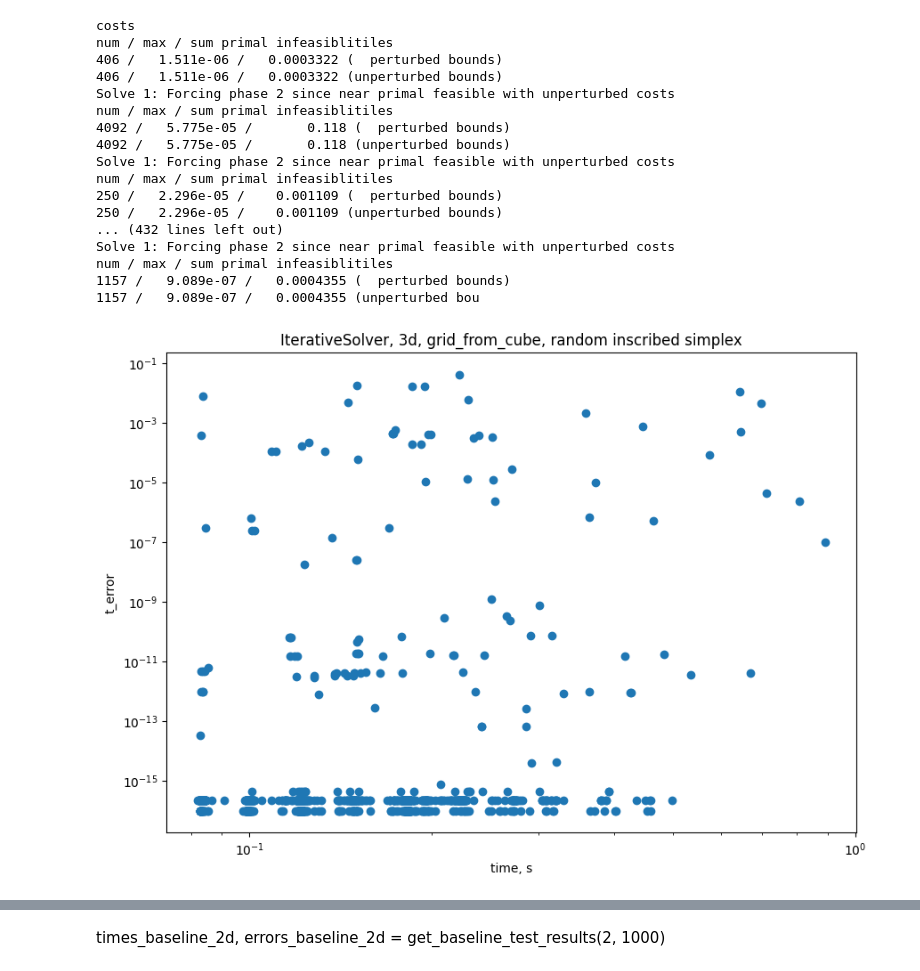
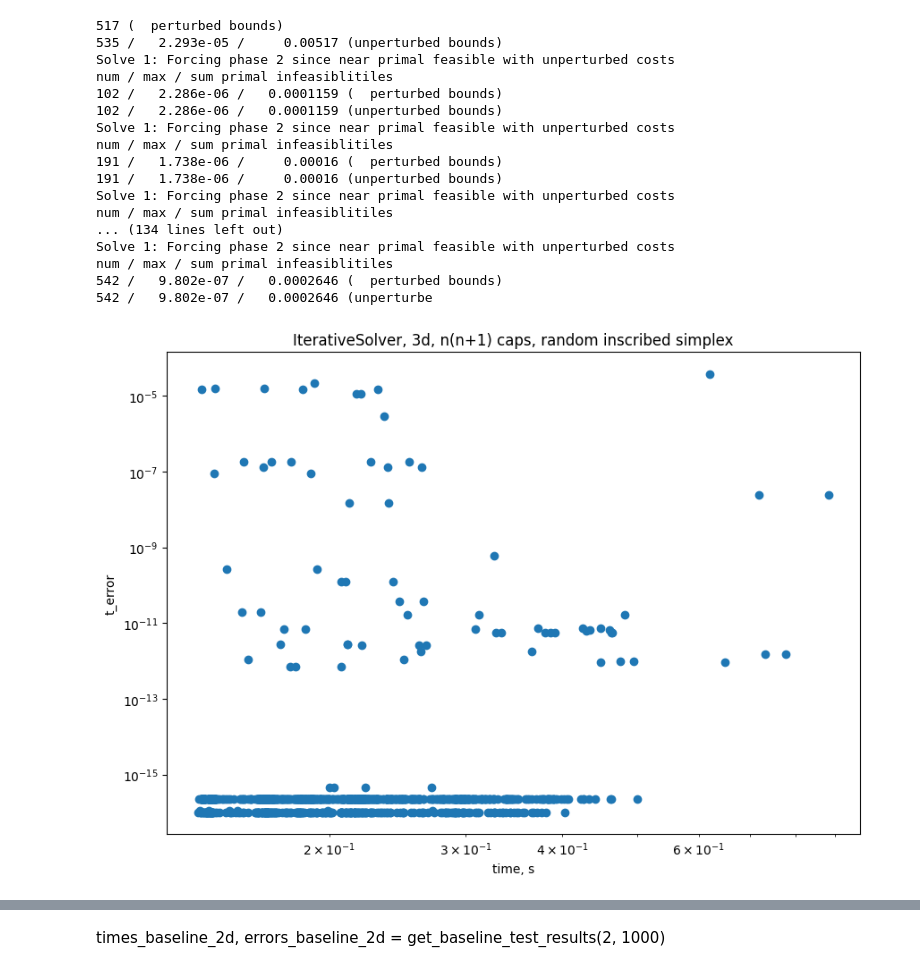
Before and after one commit to Paul566/GraduateThesis, a Jupyter notebook: nb.ipynb, the cells around one changed output, grey strips where cells are left out. Drawn from its saved outputs; the diff is of its cells as text; code cells hidden in the pictures.

```diff
--- a/nb.ipynb
+++ b/nb.ipynb
@@ -20,14 +21,15 @@ def get_baseline_test_results(dimension: int, number_tests: int, lowest_grid_den
 
     return np.array(times), np.array(t_errors)
 # %%
-def get_iterative_test_results(dimension: int, number_tests: int, lowest_initial_grid_density: float=10, highest_initial_grid_density: float=100,
+def get_iterative_test_results(dimension: int, number_tests: int, lowest_cap_grid_diameter: int=3,
+                               highest_cap_grid_diameter: int=10,
                               silent=True) -> tp.Tuple[np.ndarray, np.ndarray]:
     times = []
     t_errors = []
     for _ in range(number_tests):
-        initial_grid_density = np.exp(np.random.uniform(np.log(lowest_initial_grid_density), np.log(highest_initial_grid_density)))
+        cap_grid_diameter = int(np.round(np.exp(np.random.uniform(np.log(lowest_cap_grid_diameter), np.log(highest_cap_grid_diameter)))))
         time, t_error = run_random_test(IterativeSolver, dimension,
-                                        {'initial_grid_density': initial_grid_density},
+                                        {'cap_grid_diameter': cap_grid_diameter},
                                         read_tests_simplex_in_ball, f'./tests/{dimension}d/simplex-in-ball/', silent=silent)
         times.append(time)
         t_errors.append(t_error)
@@ -76,23 +61,23 @@ Solve 1: Forcing phase 2 since near primal feasible with unperturbed
 # %%
-times_iterative_3d, errors_iterative_3d = get_iterative_test_results(3, 1000, silent=True)
-plot_test_results(times_iterative_3d, errors_iterative_3d, 'IterativeSolver, 3d, grid_from_cube, random inscribed simplex', fit=False)
+times_iterative_3d, errors_iterative_3d = get_iterative_test_results(3, 1000, silent=True, highest_cap_grid_diameter=10)
+plot_test_results(times_iterative_3d, errors_iterative_3d, 'IterativeSolver, 3d, n(n+1) caps, random inscribed simplex', fit=False)
 # %% [output]
-costs
-num / max / sum primal infeasiblitiles
-406 /   1.511e-06 /   0.0003322 (  perturbed bounds)
-406 /   1.511e-06 /   0.0003322 (unperturbed bounds)
+517 (  perturbed bounds)
+535 /   2.293e-05 /     0.00517 (unperturbed bounds)
 Solve 1: Forcing phase 2 since near primal feasible with unperturbed costs
 num / max / sum primal infeasiblitiles
-4092 /   5.775e-05 /       0.118 (  perturbed bounds)
-4092 /   5.775e-05 /       0.118 (unperturbed bounds)
+102 /   2.286e-06 /   0.0001159 (  perturbed bounds)
+102 /   2.286e-06 /   0.0001159 (unperturbed bounds)
 Solve 1: Forcing phase 2 since near primal feasible with unperturbed costs
 num / max / sum primal infeasiblitiles
-250 /   2.296e-05 /    0.001109 (  perturbed bounds)
-250 /   2.296e-05 /    0.001109 (unperturbed bounds)
-... (432 lines left out)
+191 /   1.738e-06 /     0.00016 (  perturbed bounds)
+191 /   1.738e-06 /     0.00016 (unperturbed bounds)
 Solve 1: Forcing phase 2 since near primal feasible with unperturbed costs
 num / max / sum primal infeasiblitiles
-1157 /   9.089e-07 /   0.0004355 (  perturbed bounds)
-1157 /   9.089e-07 /   0.0004355 (unperturbed bou
+... (134 lines left out)
+Solve 1: Forcing phase 2 since near primal feasible with unperturbed costs
+num / max / sum primal infeasiblitiles
+542 /   9.802e-07 /   0.0002646 (  perturbed bounds)
+542 /   9.802e-07 /   0.0002646 (unperturbe
-[figure, old version]
+[figure, new version]
 # %%
```
Also changed, not shown: parts of 6 cells of this notebook, 6 other files.
